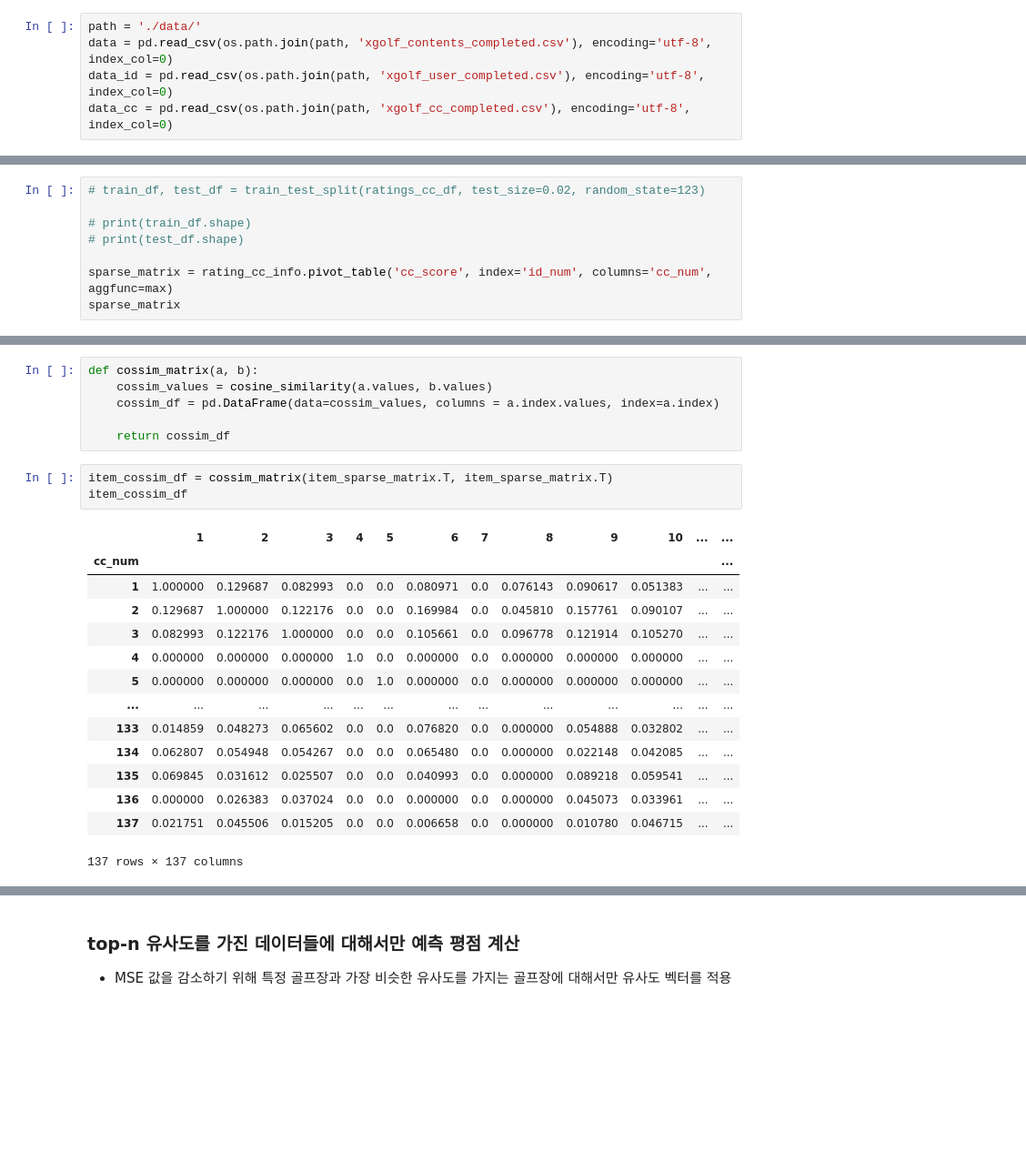
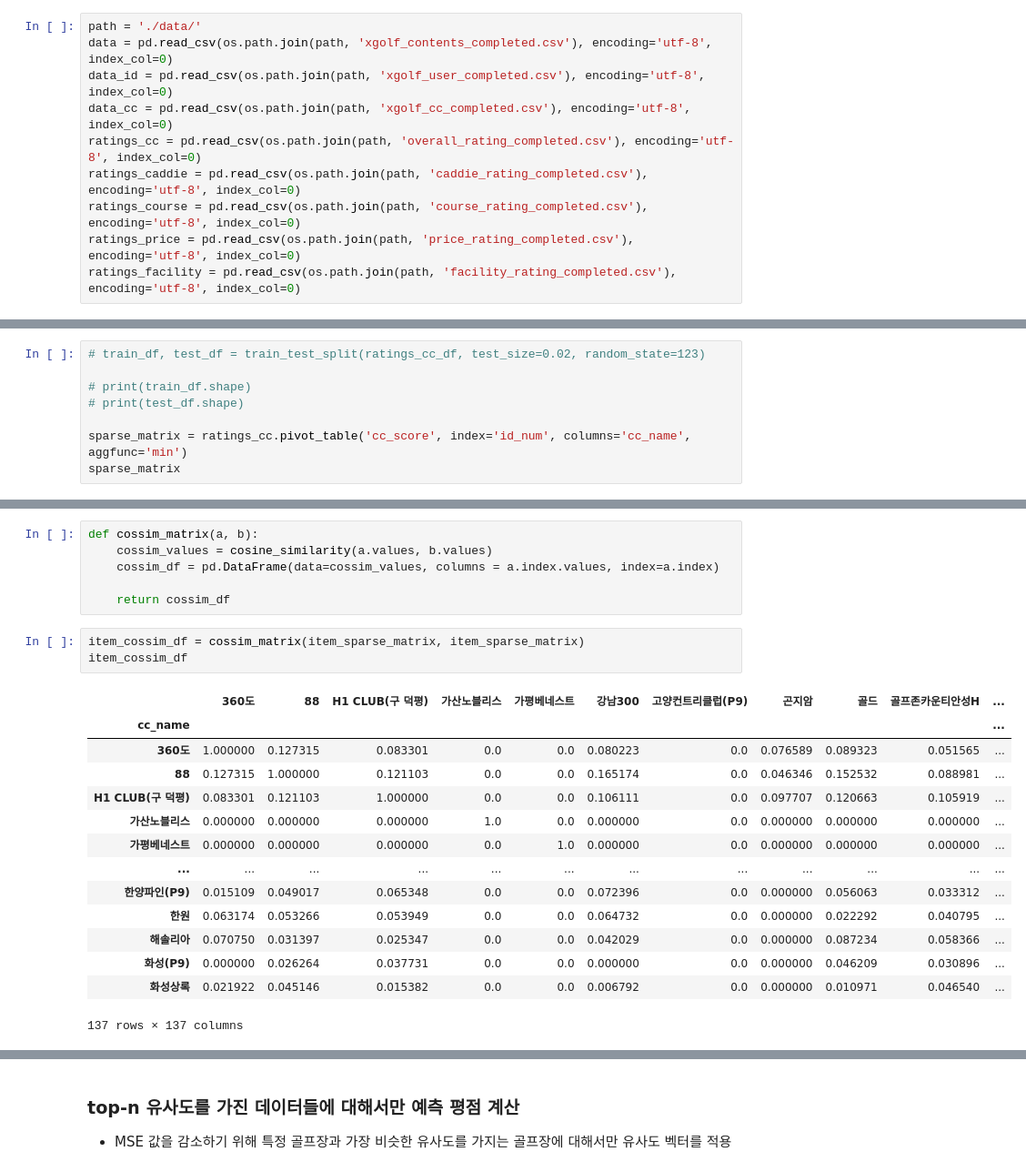
Before and after one commit to sparklabel/RecSys_GolfCC, a Jupyter notebook: ex.ipynb, the cells around one changed output, grey strips where cells are left out. Shown: that part at 91% size. Saved outputs shown, nothing was run; the diff lists cells and outputs as text; blank space fills up the shorter version.

```diff
--- a/ex.ipynb
+++ b/ex.ipynb
@@ -346,3 +346,8 @@ path = './data/'
 data = pd.read_csv(os.path.join(path, 'xgolf_contents_completed.csv'), encoding='utf-8', index_col=0)
 data_id = pd.read_csv(os.path.join(path, 'xgolf_user_completed.csv'), encoding='utf-8', index_col=0)
 data_cc = pd.read_csv(os.path.join(path, 'xgolf_cc_completed.csv'), encoding='utf-8', index_col=0)
+ratings_cc = pd.read_csv(os.path.join(path, 'overall_rating_completed.csv'), encoding='utf-8', index_col=0)
+ratings_caddie = pd.read_csv(os.path.join(path, 'caddie_rating_completed.csv'), encoding='utf-8', index_col=0)
+ratings_course = pd.read_csv(os.path.join(path, 'course_rating_completed.csv'), encoding='utf-8', index_col=0)
+ratings_price = pd.read_csv(os.path.join(path, 'price_rating_completed.csv'), encoding='utf-8', index_col=0)
+ratings_facility = pd.read_csv(os.path.join(path, 'facility_rating_completed.csv'), encoding='utf-8', index_col=0)
@@ -662,6 +644,6 @@ recomm_10_cc
 # print(train_df.shape)
 # print(test_df.shape)
 
-sparse_matrix = rating_cc_info.pivot_table('cc_score', index='id_num', columns='cc_num', aggfunc=max)
+sparse_matrix = ratings_cc.pivot_table('cc_score', index='id_num', columns='cc_name', aggfunc='min')
 sparse_matrix
 # %% [output]
@@ -691,20 +686,20 @@ def cossim_matrix(a, b):
 
     return cossim_df
 # %%
-item_cossim_df = cossim_matrix(item_sparse_matrix.T, item_sparse_matrix.T)
+item_cossim_df = cossim_matrix(item_sparse_matrix, item_sparse_matrix)
 item_cossim_df
 # %% [output]
-|  | 1 | 2 | 3 | 4 | 5 | 6 | 7 | 8 | 9 | 10 | ... | ... |
-| cc_num |  |  |  |  |  |  |  |  |  |  |  | ... |
-| 1 | 1.000000 | 0.129687 | 0.082993 | 0.0 | 0.0 | 0.080971 | 0.0 | 0.076143 | 0.090617 | 0.051383 | ... | ... |
-| 2 | 0.129687 | 1.000000 | 0.122176 | 0.0 | 0.0 | 0.169984 | 0.0 | 0.045810 | 0.157761 | 0.090107 | ... | ... |
-| 3 | 0.082993 | 0.122176 | 1.000000 | 0.0 | 0.0 | 0.105661 | 0.0 | 0.096778 | 0.121914 | 0.105270 | ... | ... |
-| 4 | 0.000000 | 0.000000 | 0.000000 | 1.0 | 0.0 | 0.000000 | 0.0 | 0.000000 | 0.000000 | 0.000000 | ... | ... |
-| 5 | 0.000000 | 0.000000 | 0.000000 | 0.0 | 1.0 | 0.000000 | 0.0 | 0.000000 | 0.000000 | 0.000000 | ... | ... |
-| ... | ... | ... | ... | ... | ... | ... | ... | ... | ... | ... | ... | ... |
-| 133 | 0.014859 | 0.048273 | 0.065602 | 0.0 | 0.0 | 0.076820 | 0.0 | 0.000000 | 0.054888 | 0.032802 | ... | ... |
-| 134 | 0.062807 | 0.054948 | 0.054267 | 0.0 | 0.0 | 0.065480 | 0.0 | 0.000000 | 0.022148 | 0.042085 | ... | ... |
-| 135 | 0.069845 | 0.031612 | 0.025507 | 0.0 | 0.0 | 0.040993 | 0.0 | 0.000000 | 0.089218 | 0.059541 | ... | ... |
-| 136 | 0.000000 | 0.026383 | 0.037024 | 0.0 | 0.0 | 0.000000 | 0.0 | 0.000000 | 0.045073 | 0.033961 | ... | ... |
-| 137 | 0.021751 | 0.045506 | 0.015205 | 0.0 | 0.0 | 0.006658 | 0.0 | 0.000000 | 0.010780 | 0.046715 | ... | ... |
+|  | 360도 | 88 | H1 CLUB(구 덕평) | 가산노블리스 | 가평베네스트 | 강남300 | 고양컨트리클럽(P9) | 곤지암 | 골드 | 골프존카운티안성H | ... |
+| cc_name |  |  |  |  |  |  |  |  |  |  | ... |
+| 360도 | 1.000000 | 0.127315 | 0.083301 | 0.0 | 0.0 | 0.080223 | 0.0 | 0.076589 | 0.089323 | 0.051565 | ... |
+| 88 | 0.127315 | 1.000000 | 0.121103 | 0.0 | 0.0 | 0.165174 | 0.0 | 0.046346 | 0.152532 | 0.088981 | ... |
+| H1 CLUB(구 덕평) | 0.083301 | 0.121103 | 1.000000 | 0.0 | 0.0 | 0.106111 | 0.0 | 0.097707 | 0.120663 | 0.105919 | ... |
+| 가산노블리스 | 0.000000 | 0.000000 | 0.000000 | 1.0 | 0.0 | 0.000000 | 0.0 | 0.000000 | 0.000000 | 0.000000 | ... |
+| 가평베네스트 | 0.000000 | 0.000000 | 0.000000 | 0.0 | 1.0 | 0.000000 | 0.0 | 0.000000 | 0.000000 | 0.000000 | ... |
+| ... | ... | ... | ... | ... | ... | ... | ... | ... | ... | ... | ... |
+| 한양파인(P9) | 0.015109 | 0.049017 | 0.065348 | 0.0 | 0.0 | 0.072396 | 0.0 | 0.000000 | 0.056063 | 0.033312 | ... |
+| 한원 | 0.063174 | 0.053266 | 0.053949 | 0.0 | 0.0 | 0.064732 | 0.0 | 0.000000 | 0.022292 | 0.040795 | ... |
+| 해솔리아 | 0.070750 | 0.031397 | 0.025347 | 0.0 | 0.0 | 0.042029 | 0.0 | 0.000000 | 0.087234 | 0.058366 | ... |
+| 화성(P9) | 0.000000 | 0.026264 | 0.037731 | 0.0 | 0.0 | 0.000000 | 0.0 | 0.000000 | 0.046209 | 0.030896 | ... |
+| 화성상록 | 0.021922 | 0.045146 | 0.015382 | 0.0 | 0.0 | 0.006792 | 0.0 | 0.000000 | 0.010971 | 0.046540 | ... |
 137 rows × 137 columns
```
Also changed, not shown: parts of 40 cells of this notebook.
